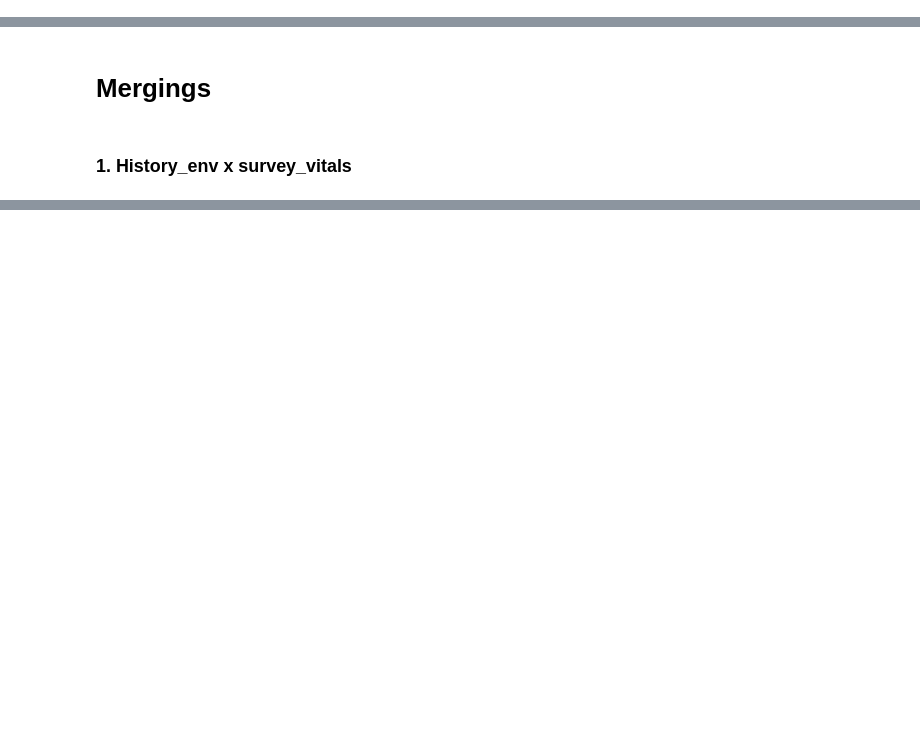
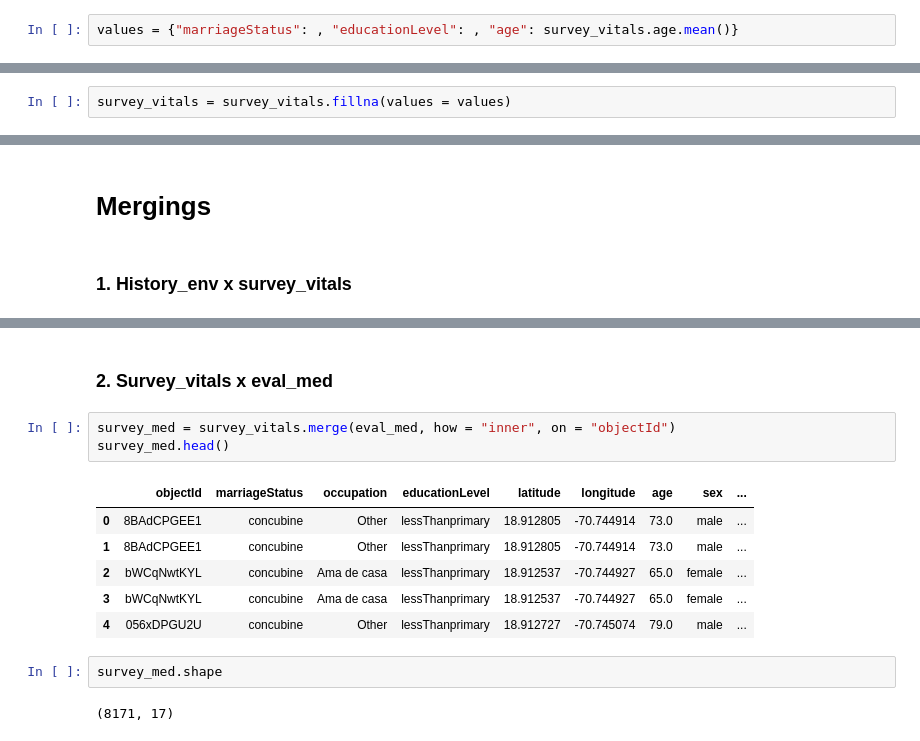
Before and after one commit to hamzabacc/puente, a Jupyter notebook: merging_models.ipynb, the cells around one changed output, grey strips where cells are left out. Drawn from its saved outputs; the diff is of its cells as text; blank space fills up the shorter version.

```diff
--- a/merging_models.ipynb
+++ b/merging_models.ipynb
@@ -73,0 +134,2 @@ ax = sns.scatterplot(data = survey_vitals, x = "longitude", y = "latitude", hue
+# %%
+values = {"marriageStatus": , "educationLevel": , "age": survey_vitals.age.mean()}
@@ -73,0 +138,2 @@ ax = sns.scatterplot(data = survey_vitals, x = "longitude", y = "latitude", hue
+# %%
+survey_vitals = survey_vitals.fillna(values = values)
@@ -93,0 +178,16 @@ survey_environ.shape
+# %% [markdown]
+### 2. Survey_vitals x eval_med
+# %%
+survey_med = survey_vitals.merge(eval_med, how = "inner", on = "objectId")
+survey_med.head()
+# %% [output]
+|  | objectId | marriageStatus | occupation | educationLevel | latitude | longitude | age | sex | ... |
+| 0 | 8BAdCPGEE1 | concubine | Other | lessThanprimary | 18.912805 | -70.744914 | 73.0 | male | ... |
+| 1 | 8BAdCPGEE1 | concubine | Other | lessThanprimary | 18.912805 | -70.744914 | 73.0 | male | ... |
+| 2 | bWCqNwtKYL | concubine | Ama de casa | lessThanprimary | 18.912537 | -70.744927 | 65.0 | female | ... |
+| 3 | bWCqNwtKYL | concubine | Ama de casa | lessThanprimary | 18.912537 | -70.744927 | 65.0 | female | ... |
+| 4 | 056xDPGU2U | concubine | Other | lessThanprimary | 18.912727 | -70.745074 | 79.0 | male | ... |
+# %%
+survey_med.shape
+# %% [output]
+(8171, 17)
```
Also changed, not shown: parts of 24 cells of this notebook.
